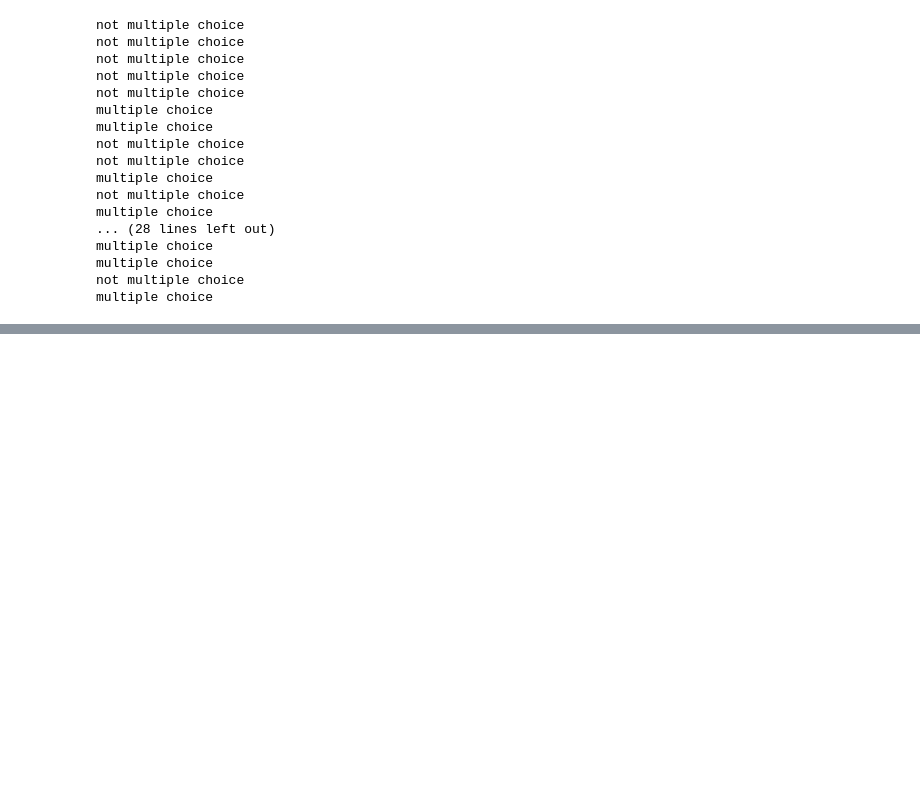
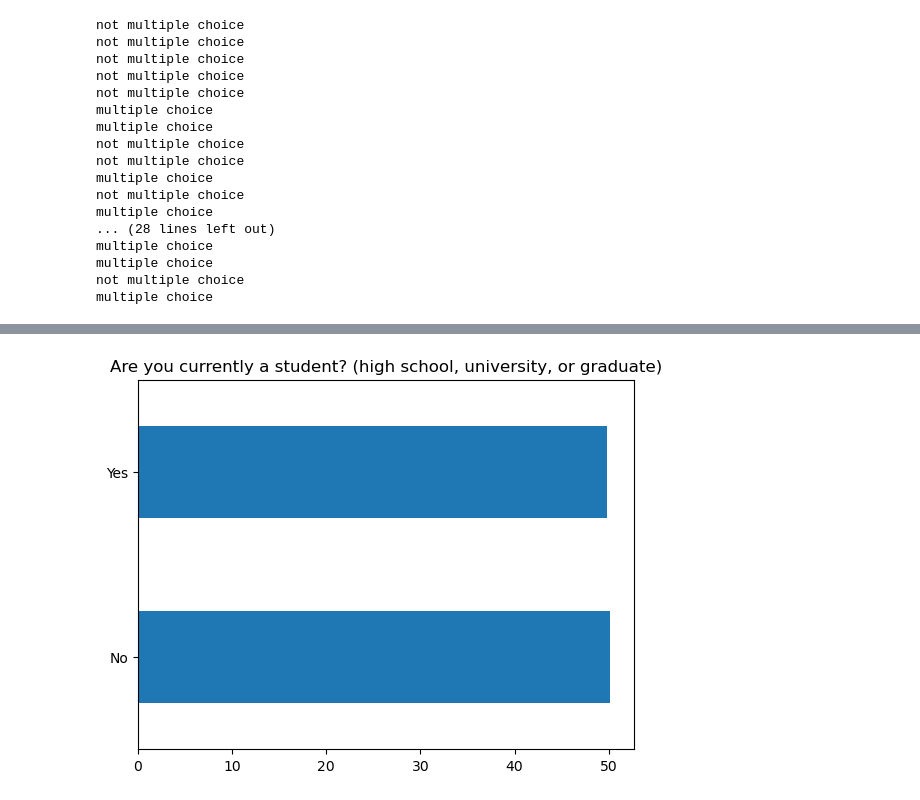
Before and after one commit to mevillalo/kaggle_survey_2022, a Jupyter notebook: review.ipynb, the cells around one changed output, grey strips where cells are left out. Saved outputs shown, nothing was run; the diff lists cells and outputs as text; code cells hidden in the pictures; blank space fills up the shorter version.

```diff
--- a/review.ipynb
+++ b/review.ipynb
@@ -63,0 +114,4 @@ agg_qs[3].plot(kind='barh')
+# %%
+plot = plot_question(5, agg_qs)
+# %% [output]
+[figure, added]
```
Also changed, not shown: parts of 14 cells of this notebook.
